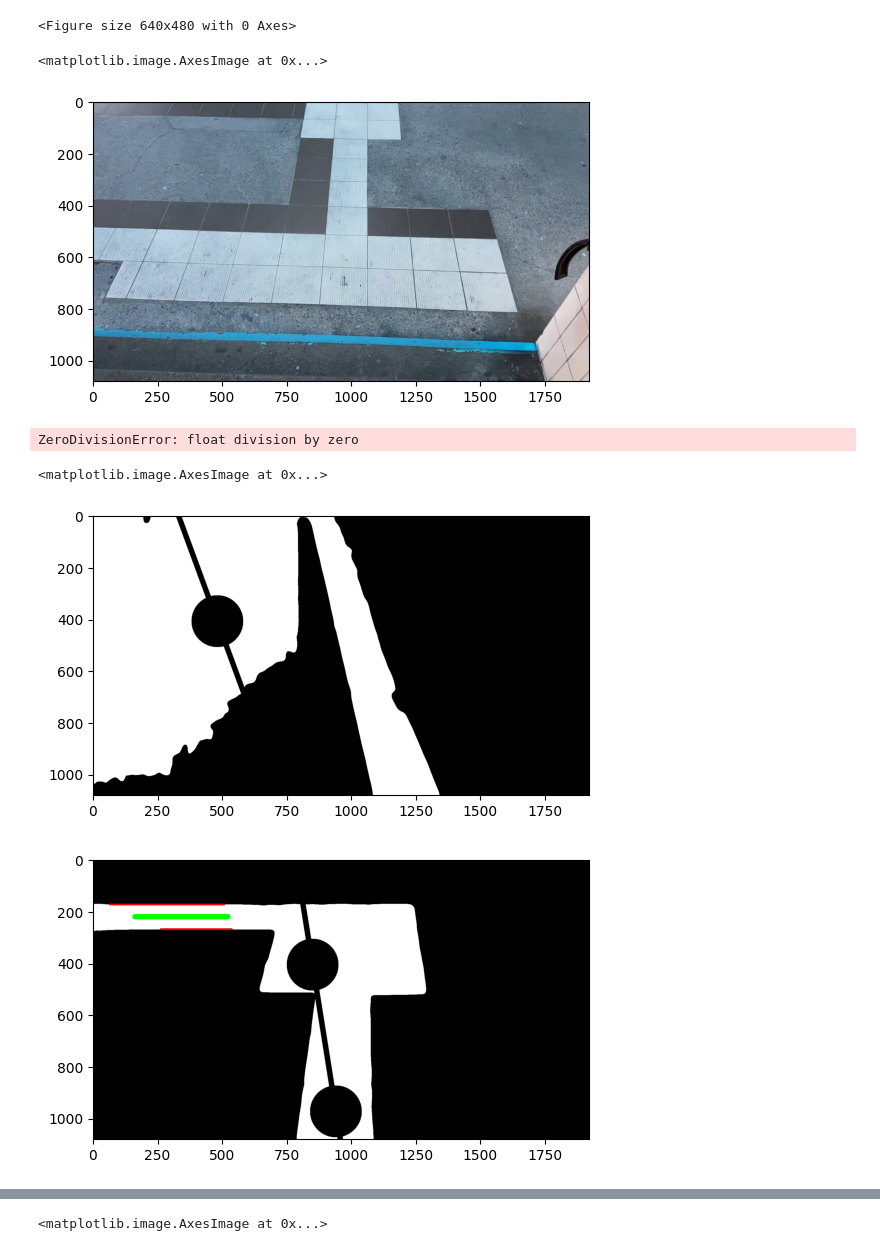
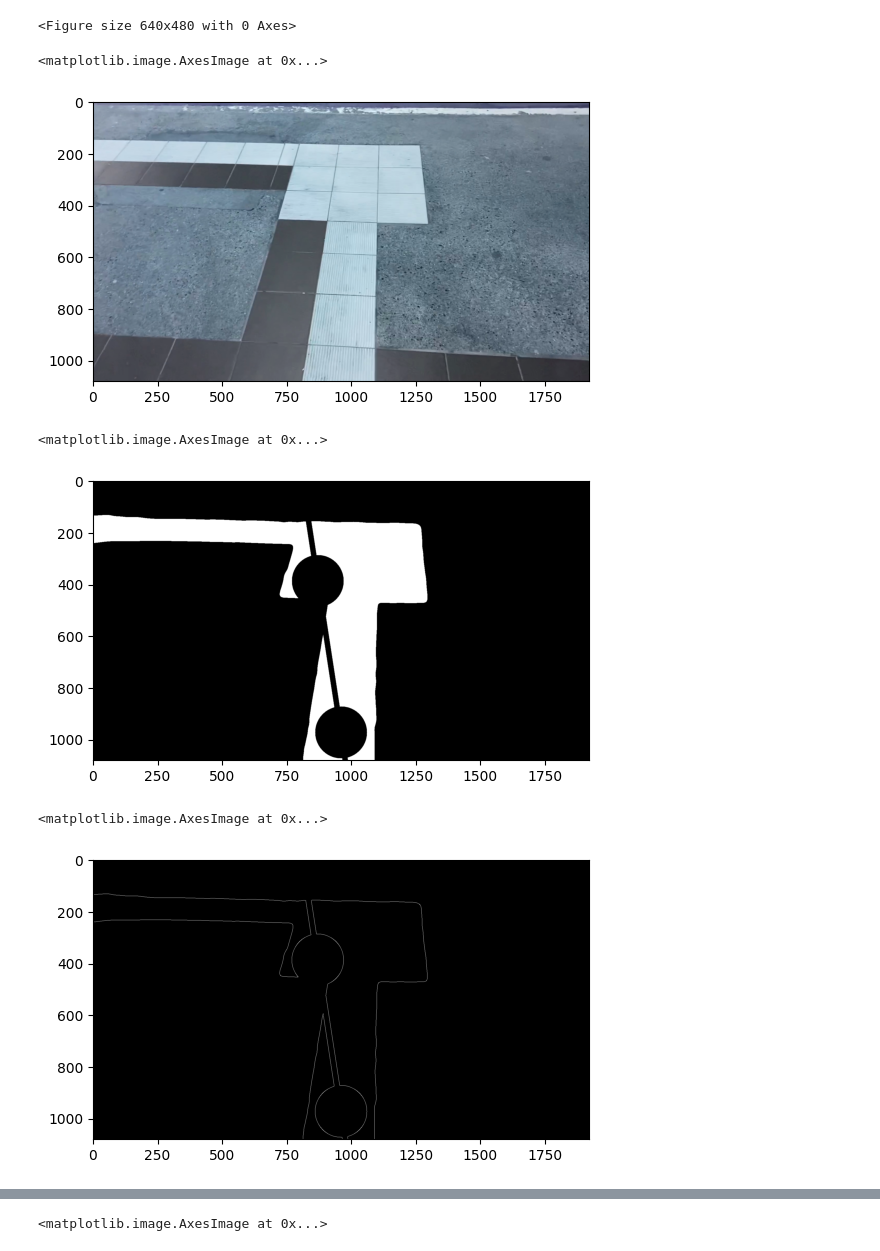
Before and after one commit to hendric-popma/project_bums, a Jupyter notebook: test_videps.ipynb, the cells around one changed output, grey strips where cells are left out. Saved outputs shown, nothing was run; the diff lists cells and outputs as text; code cells hidden in the pictures.

Commit message:
new way for horizontal lines

```diff
--- a/test_videps.ipynb
+++ b/test_videps.ipynb
@@ -10,4 +10,4 @@ plt.gray()
 frames = read_video_frames("/Users/hendricpopma/Documents/Uni/Uni_6_Sem/Bums/test_videos/kempten2.MOV")
 # %%
 frames = frames[0:200]
-img = frames[50][1]
+img = frames[110][1]
@@ -15,7 +17,7 @@ img = frames[50][1]
 plt.imshow(img)
 # %% [output]
 <matplotlib.image.AxesImage at 0x...>
-[figure, old version]
+[figure, new version]
 # %%
 #make line in the middle of object
 img_thresh = thresh_gauss(img)
@@ -33,48 +35,47 @@ c_new = np.concatenate((c_black_up, c_black_down))
 # make line through middle
 koords = calc_line_koords(koords_up[0], koords_up[1], koords_down[0], koords_down[1]+cut, [0,img.shape[0]])
 img_line = cv2.line(c_new, koords[0], koords[1], [0,0,0], 20)
-# %% [output]
-ZeroDivisionError: float division by zero
 # %%
 plt.imshow(img_line)
 # %% [output]
 <matplotlib.image.AxesImage at 0x...>
-[figure, old version]
+[figure, new version]
 # %%
 canny = cv2.Canny(img_line, 0, 0)
 plt.imshow(canny)
-linesh = cv2.HoughLinesP(canny, 1, np.pi/180, 100,
-                        minLineLength=200, maxLineGap=50)
+# linesh = cv2.HoughLinesP(canny, 1, np.pi/180, 100,
+#                         minLineLength=200, maxLineGap=50)
 
-lines=np.squeeze(linesh)
-black_new = cv2.merge((img_line, img_line, img_line))
-#black = np.zeros(np.shape(img),dtype='uint8')
-for (x1,y1,x2,y2) in lines:
-    #find horizontal lines
-    if abs(y1-y2) < 50:
-        cv2.line(black_new, (x1,y1), (x2,y2), (255,0,0),5)
-plt.imshow(black_new)
-len(lines)
+# lines=np.squeeze(linesh)
+# black_new = cv2.merge((img_line, img_line, img_line))
+# #black = np.zeros(np.shape(img),dtype='uint8')
+# for (x1,y1,x2,y2) in lines:
+#     #find horizontal lines
+#     if abs(y1-y2) < 50:
+#         cv2.line(black_new, (x1,y1), (x2,y2), (255,0,0),5)
+# plt.imshow(black_new)
 
-x11 = []
-x22 = []
-y11 = []
-y22 = []
-for (x1,y1,x2,y2) in lines:
-    #find horizontal lines
-    if abs(x1-x2) > 200:
-        x11.append(x1)
-        x22.append(x2)
-        y11.append(y1)
-        y22.append(y2)
-x11 = np.array(x11)
-y11 = np.array(y11)
-x22 = np.array(x22)
-y22 = np.array(y22)
-#dont plot if no horizontal line
-if len(x11) > 1:
-    cv2.line(black_new, (int(x11.mean()),int(y11.mean())), (int(x22.mean()), int(y22.mean())), (0,255,0), 20)
-plt.imshow(black_new)
-h_line = [int(x11.mean()),int(y11.mean()), int(x22.mean()), int(y22.mean())]
+
+# x11 = []
+# x22 = []
+# y11 = []
+# y22 = []
+# for (x1,y1,x2,y2) in lines:
+#     #find horizontal lines
+#     if abs(x1-x2) > 200:
+#         x11.append(x1)
+#         x22.append(x2)
+#         y11.append(y1)
+#         y22.append(y2)
+# x11 = np.array(x11)
+# y11 = np.array(y11)
+# x22 = np.array(x22)
+# y22 = np.array(y22)
+# #dont plot if no horizontal line
+# if len(x11) > 1:
+#     cv2.line(black_new, (int(x11.mean()),int(y11.mean())), (int(x22.mean()), int(y22.mean())), (0,255,0), 20)
+# plt.imshow(black_new)
+# h_line = [int(x11.mean()),int(y11.mean()), int(x22.mean()), int(y22.mean())]
 # %% [output]
+<matplotlib.image.AxesImage at 0x...>
-[figure, old version]
+[figure, new version]
```
Also changed, not shown: parts of 5 cells of this notebook, 1 other file.
